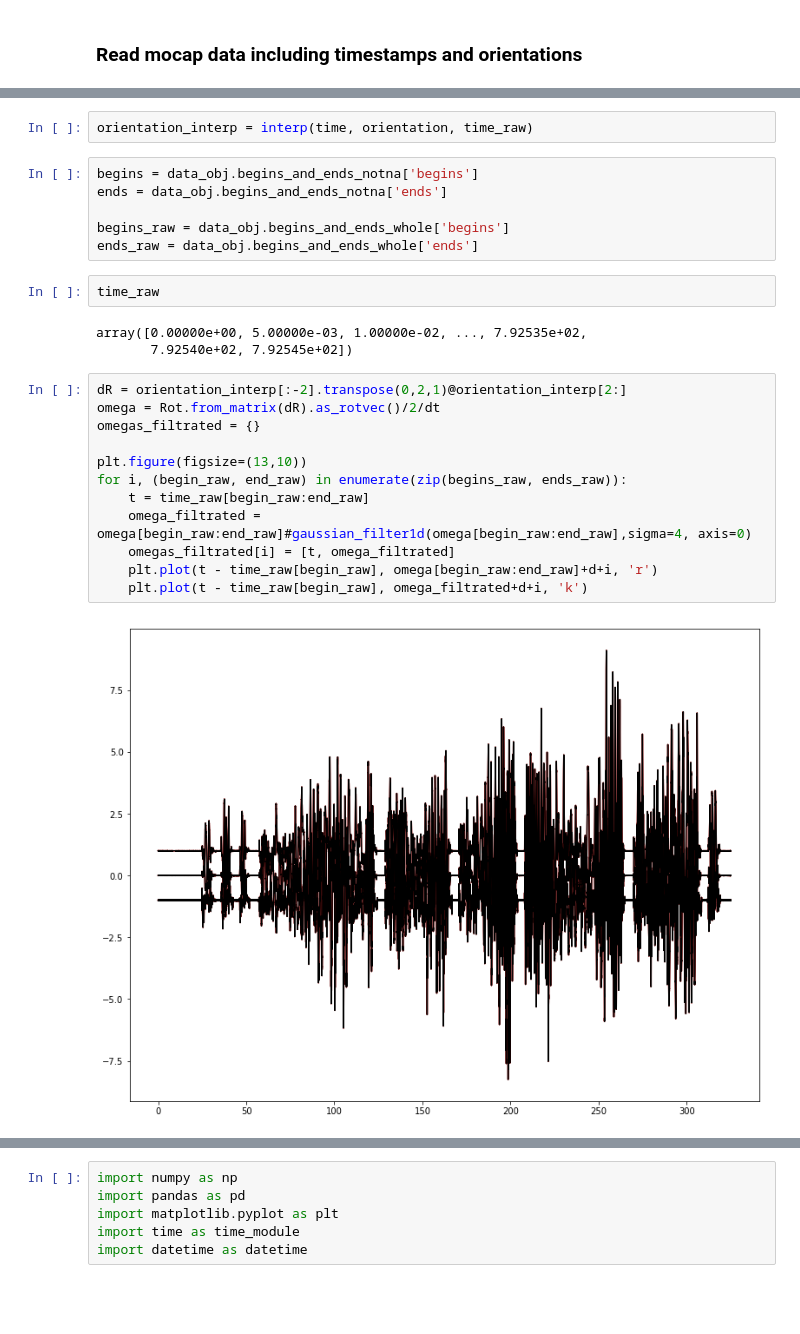
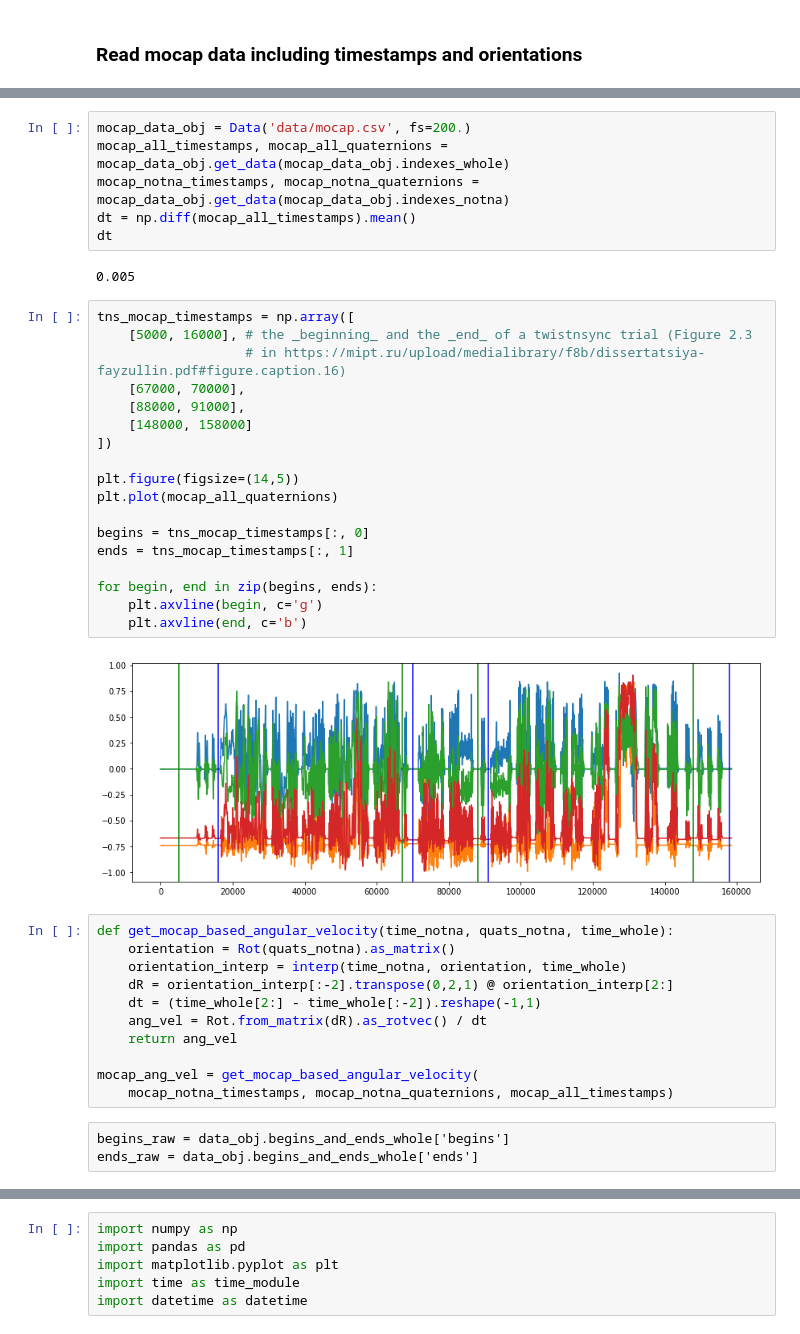
Before and after one commit to Marselka/mocap_imu_offset_obtaining_, a Jupyter notebook: mocap_imu_offset_otaining.ipynb, the cells around one changed output, grey strips where cells are left out. Cells and saved outputs as stored; diff of their text form; blank space fills up the shorter version.

```diff
--- a/mocap_imu_offset_otaining.ipynb
+++ b/mocap_imu_offset_otaining.ipynb
@@ -171,27 +86,42 @@ dt
-# %%
-orientation_interp = interp(time, orientation, time_raw)
-# %%
-begins = data_obj.begins_and_ends_notna['begins']
-ends = data_obj.begins_and_ends_notna['ends']
-
-begins_raw = data_obj.begins_and_ends_whole['begins']
-ends_raw = data_obj.begins_and_ends_whole['ends']
-# %%
-time_raw
-# %% [output]
-array([0.00000e+00, 5.00000e-03, 1.00000e-02, ..., 7.92535e+02,
-       7.92540e+02, 7.92545e+02])
-# %%
-dR = orientation_interp[:-2].transpose(0,2,1)@orientation_interp[2:]
-omega = Rot.from_matrix(dR).as_rotvec()/2/dt
-omegas_filtrated = {}
-
-plt.figure(figsize=(13,10))
-for i, (begin_raw, end_raw) in enumerate(zip(begins_raw, ends_raw)):
-    t = time_raw[begin_raw:end_raw]
-    omega_filtrated = omega[begin_raw:end_raw]#gaussian_filter1d(omega[begin_raw:end_raw],sigma=4, axis=0)
-    omegas_filtrated[i] = [t, omega_filtrated]
-    plt.plot(t - time_raw[begin_raw], omega[begin_raw:end_raw]+d+i, 'r')
-    plt.plot(t - time_raw[begin_raw], omega_filtrated+d+i, 'k')
-# %% [output]
-[figure, removed]
+# %%
+mocap_data_obj = Data('data/mocap.csv', fs=200.)
+mocap_all_timestamps, mocap_all_quaternions = mocap_data_obj.get_data(mocap_data_obj.indexes_whole)
+mocap_notna_timestamps, mocap_notna_quaternions = mocap_data_obj.get_data(mocap_data_obj.indexes_notna)
+dt = np.diff(mocap_all_timestamps).mean()
+dt
+# %% [output]
+0.005
+# %%
+tns_mocap_timestamps = np.array([
+    [5000, 16000], # the _beginning_ and the _end_ of a twistnsync trial (Figure 2.3
+                   # in https://mipt.ru/upload/medialibrary/f8b/dissertatsiya-fayzullin.pdf#figure.caption.16)
+    [67000, 70000],
+    [88000, 91000],
+    [148000, 158000]
+])
+
+plt.figure(figsize=(14,5))
+plt.plot(mocap_all_quaternions)
+
+begins = tns_mocap_timestamps[:, 0]
+ends = tns_mocap_timestamps[:, 1]
+
+for begin, end in zip(begins, ends):
+    plt.axvline(begin, c='g')
+    plt.axvline(end, c='b')
+# %% [output]
+[figure, added]
+# %%
+def get_mocap_based_angular_velocity(time_notna, quats_notna, time_whole):
+    orientation = Rot(quats_notna).as_matrix()
+    orientation_interp = interp(time_notna, orientation, time_whole)
+    dR = orientation_interp[:-2].transpose(0,2,1) @ orientation_interp[2:]
+    dt = (time_whole[2:] - time_whole[:-2]).reshape(-1,1)
+    ang_vel = Rot.from_matrix(dR).as_rotvec() / dt
+    return ang_vel
+
+mocap_ang_vel = get_mocap_based_angular_velocity(
+    mocap_notna_timestamps, mocap_notna_quaternions, mocap_all_timestamps)
+# %% [raw]
+begins_raw = data_obj.begins_and_ends_whole['begins']
+ends_raw = data_obj.begins_and_ends_whole['ends']
```
Also changed, not shown: parts of 19 cells of this notebook.
